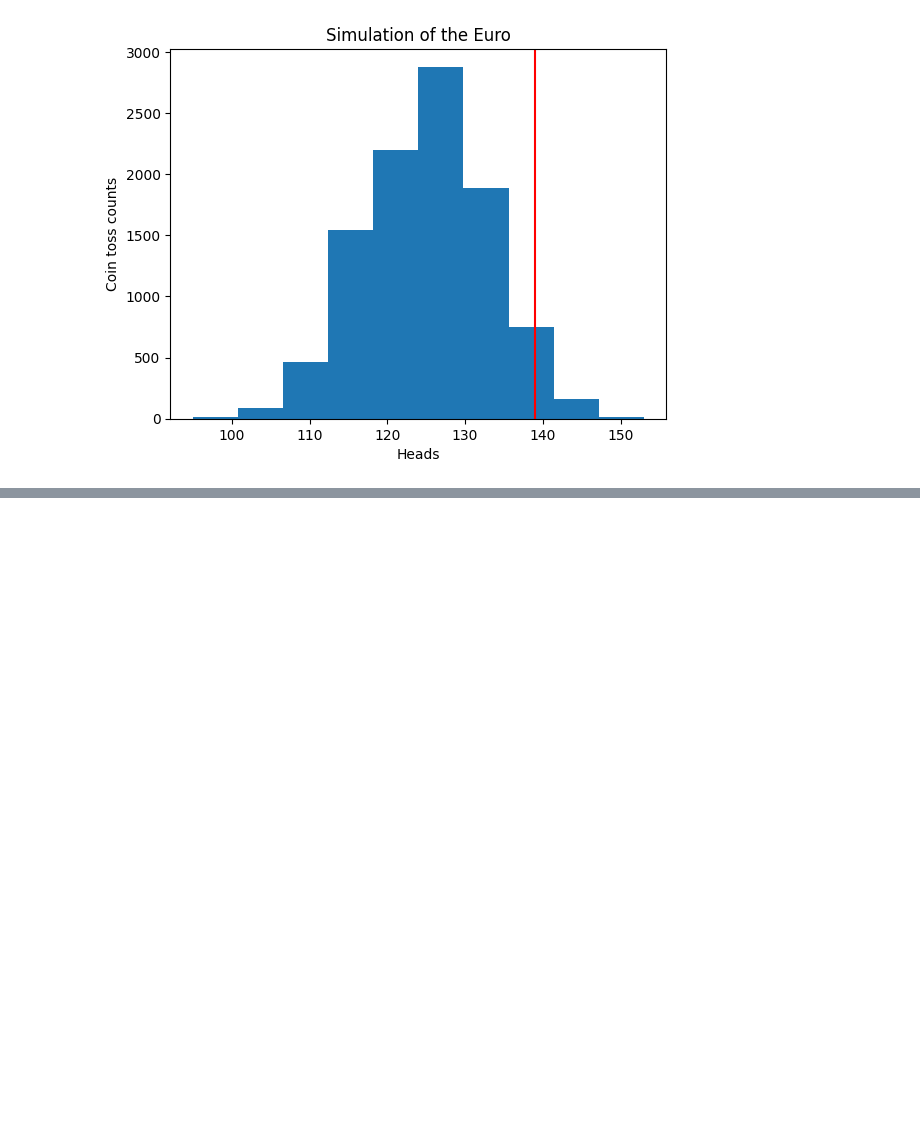
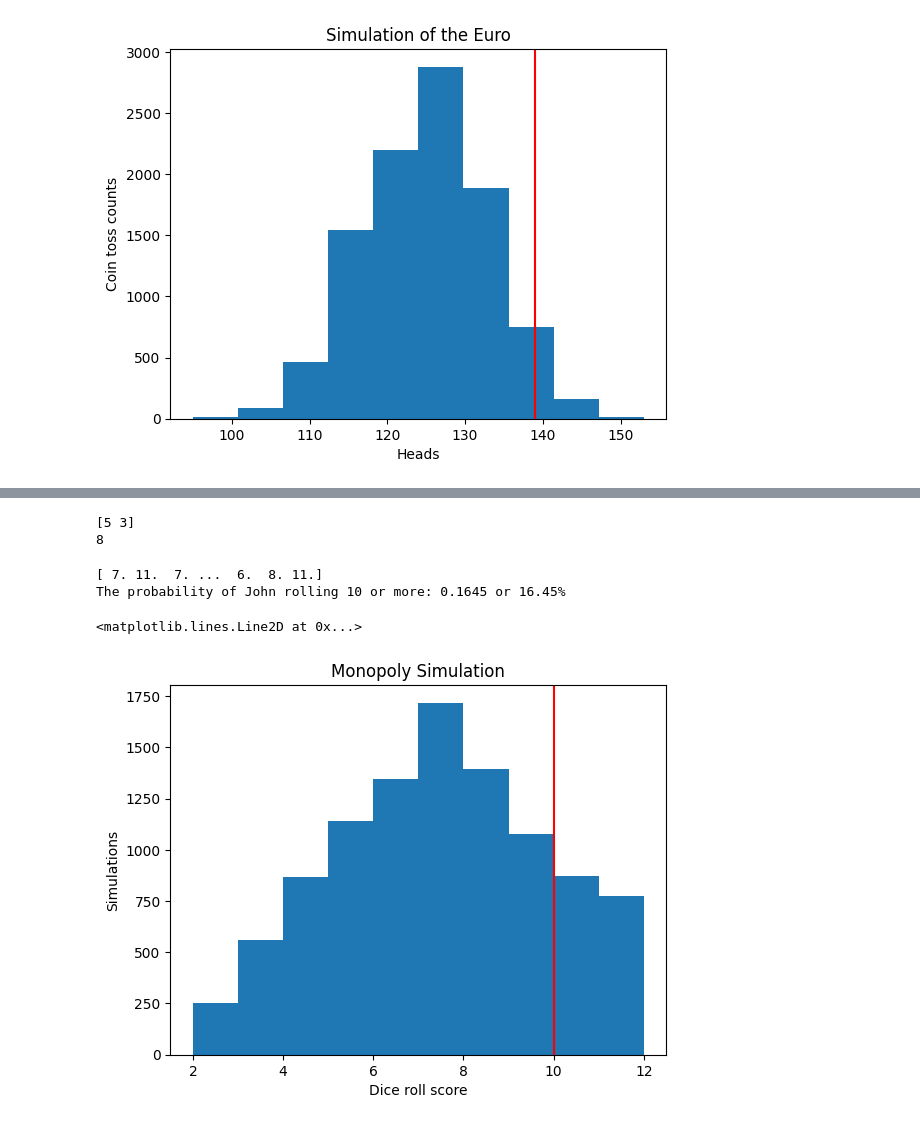
Before and after one commit to Berrybanana23/Data_Science_Simulation_Exercises, a Jupyter notebook: Data_Science_Simulation_Exercises.ipynb, the cells around one changed output, grey strips where cells are left out. Cells and saved outputs as stored; diff of their text form; code cells hidden in the pictures; blank space fills up the shorter version.

```diff
--- a/Data_Science_Simulation_Exercises.ipynb
+++ b/Data_Science_Simulation_Exercises.ipynb
@@ -296,0 +380,36 @@ plt.axvline(139, color="red")
+# %%
+# ONE TRIAL
+dice = np.random.randint(1, 7, size=2)
+score = np.sum(dice)
+# The addition of the two dice. This should result in numbers like 7 or 6
+# more often than numbers like 2 or 12.
+print(dice)
+print(score)
+# %% [output]
+[5 3]
+8
+# %%
+# FOR-LOOP VERSION
+
+#- Calculate the probability of getting 10 or more with two dice.
+counts = np.zeros(10000)
+for i in np.arange(10000):
+    dice = np.random.randint(1, 7, size=2) #rolling two 6-sided dice
+    score = np.sum(dice) #add the scores
+    counts[i] = score #store total score in array 'counts'
+p_10_or_more = np.count_nonzero(counts>=10) / 10000 #amount of times scores in 'count' are more than 10 / size of sample (10000)
+
+print(counts)
+print(f"The probability of John rolling 10 or more: {p_10_or_more} or {p_10_or_more*100}%")
+# %% [output]
+[ 7. 11.  7. ...  6.  8. 11.]
+The probability of John rolling 10 or more: 0.1645 or 16.45%
+# %%
+plt.hist(counts)
+plt.title("Monopoly Simulation")
+plt.xlabel("Dice roll score")
+plt.ylabel("Simulations")
+plt.axvline(10, color="red")
+# %% [output]
+<matplotlib.lines.Line2D at 0x...>
+[figure, added]
```
Also changed, not shown: parts of 13 cells of this notebook.
